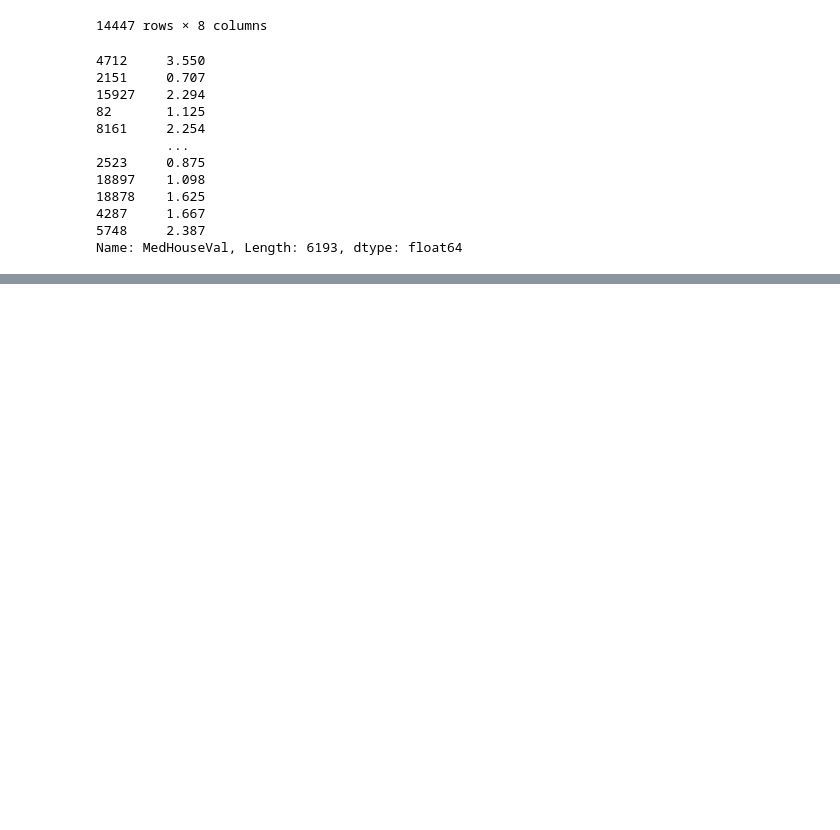
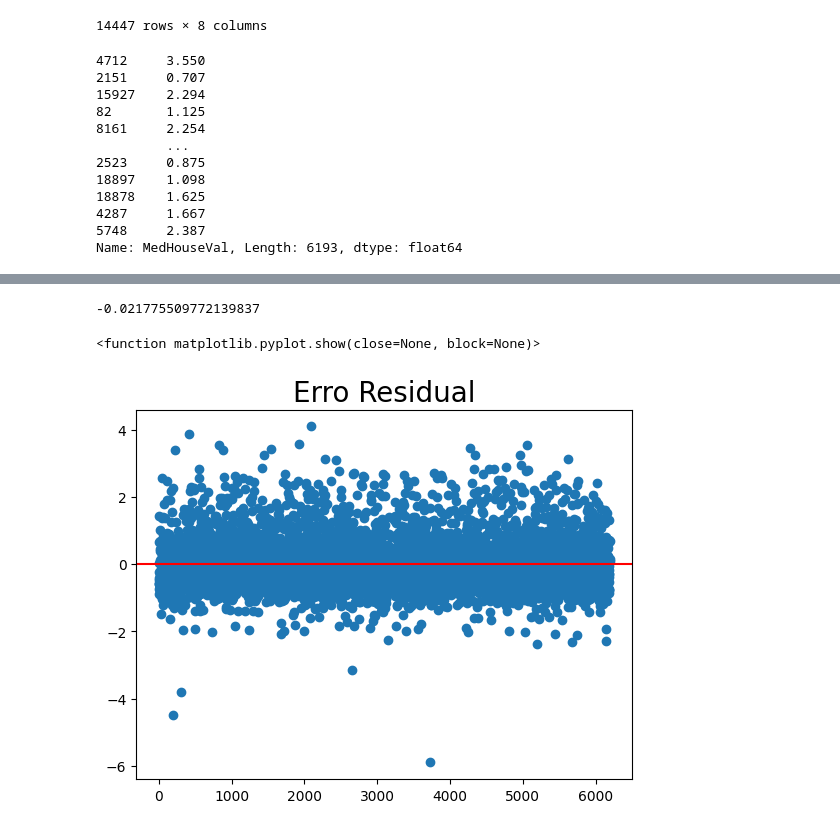
Before and after one commit to melinalessa/AnaliseExploratoriaPandas, a Jupyter notebook: Introducao_Machine_Learning.ipynb, the cells around one changed output, grey strips where cells are left out. Cells and saved outputs as stored; diff of their text form; code cells hidden in the pictures; blank space fills up the shorter version.

Commit message:
analisando erro residual

```diff
--- a/Introducao_Machine_Learning.ipynb
+++ b/Introducao_Machine_Learning.ipynb
@@ -121,3 +122,6 @@ test_target
 4287     1.667
 5748     2.387
 Name: MedHouseVal, Length: 6193, dtype: float64
+# %%
+modelo= LinearRegression() #criacao de modelo vazio
+modelo.fit(train, train_target) #treinamento
@@ -123,0 +141,4 @@ Name: MedHouseVal, Length: 6193, dtype: float64
+# %%
+#erro residual
+predicao= modelo.predict(test)
+predicao
@@ -123,0 +169,6 @@ Name: MedHouseVal, Length: 6193, dtype: float64
+# %%
+#saída esperada= teste_target
+#saída real = predicao (modelo.predict)
+#diferenca do que era pra ter saido do que realmente saiu
+erro_residual= test_target - predicao
+erro_residual
@@ -123,0 +188,13 @@ Name: MedHouseVal, Length: 6193, dtype: float64
+# %%
+#quanto mais proximo de 0 é acertiva (mesmo que seja negativo)
+erro_residual.mean()
+# %% [output]
+-0.021775509772139837
+# %%
+plt.scatter(range(len(erro_residual)), erro_residual)
+plt.title("Erro Residual", size=20)
+plt.axhline(y=0, color='red')
+plt.show
+# %% [output]
+<function matplotlib.pyplot.show(close=None, block=None)>
+[figure, added]
```
Also changed, not shown: parts of 8 cells of this notebook.
